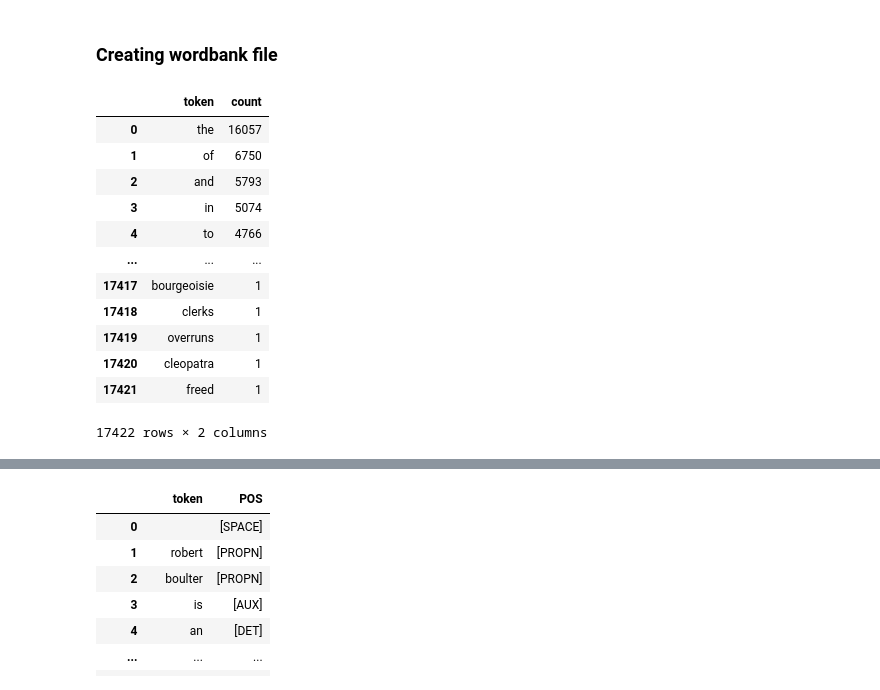
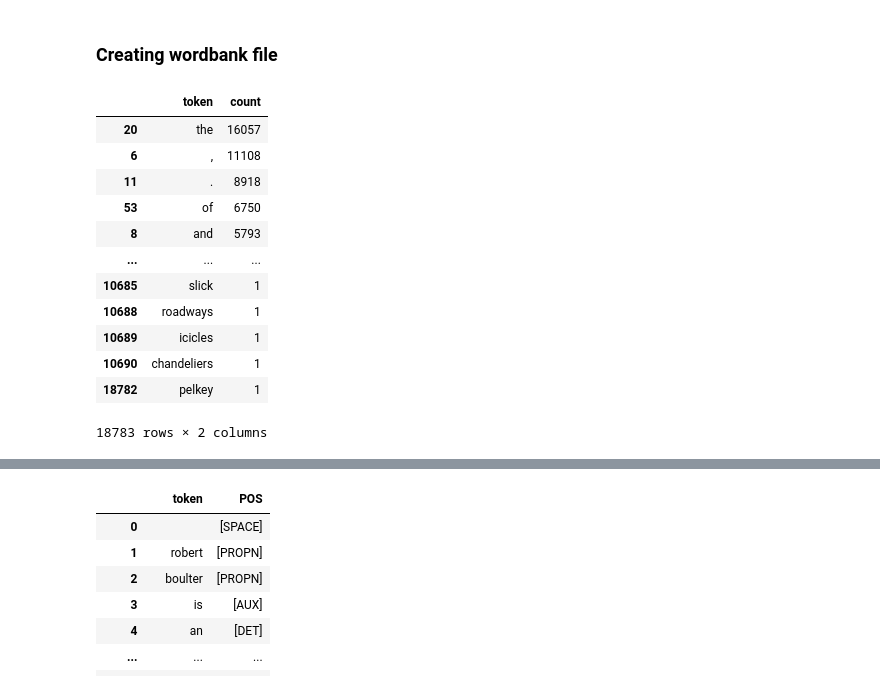
Before and after one commit to NazaninShafiabadi/NeuralLMs, a Jupyter notebook: src/stats.ipynb, the cells around one changed output, grey strips where cells are left out. Saved outputs shown, nothing was run; the diff lists cells and outputs as text; code cells hidden in the pictures.

```diff
--- a/src/stats.ipynb
+++ b/src/stats.ipynb
@@ -83,21 +83,20 @@ def get_sample_sentences(tokenizer, wordbank_file, tokenized_examples_file,
 # %%
 with open('../data/wikitext/wikitext103_test.txt', 'r') as file:
     words = file.read().split()
 
 df = pd.DataFrame(list(Counter(word.lower() for word in words).items()), columns=['token', 'count']).sort_values('count', ascending=False)
-df = df[df['token'].apply(lambda t: t.isascii() and t  not in string.punctuation and t.isalpha())].reset_index(drop=True)
 df
 # %% [output]
 |  | token | count |
-| 0 | the | 16057 |
-| 1 | of | 6750 |
-| 2 | and | 5793 |
-| 3 | in | 5074 |
-| 4 | to | 4766 |
+| 20 | the | 16057 |
+| 6 | , | 11108 |
+| 11 | . | 8918 |
+| 53 | of | 6750 |
+| 8 | and | 5793 |
 | ... | ... | ... |
-| 17417 | bourgeoisie | 1 |
-| 17418 | clerks | 1 |
-| 17419 | overruns | 1 |
-| 17420 | cleopatra | 1 |
-| 17421 | freed | 1 |
+| 10685 | slick | 1 |
+| 10688 | roadways | 1 |
+| 10689 | icicles | 1 |
+| 10690 | chandeliers | 1 |
+| 18782 | pelkey | 1 |
-17422 rows × 2 columns
+18783 rows × 2 columns
```
Also changed, not shown: parts of 5 cells of this notebook.
